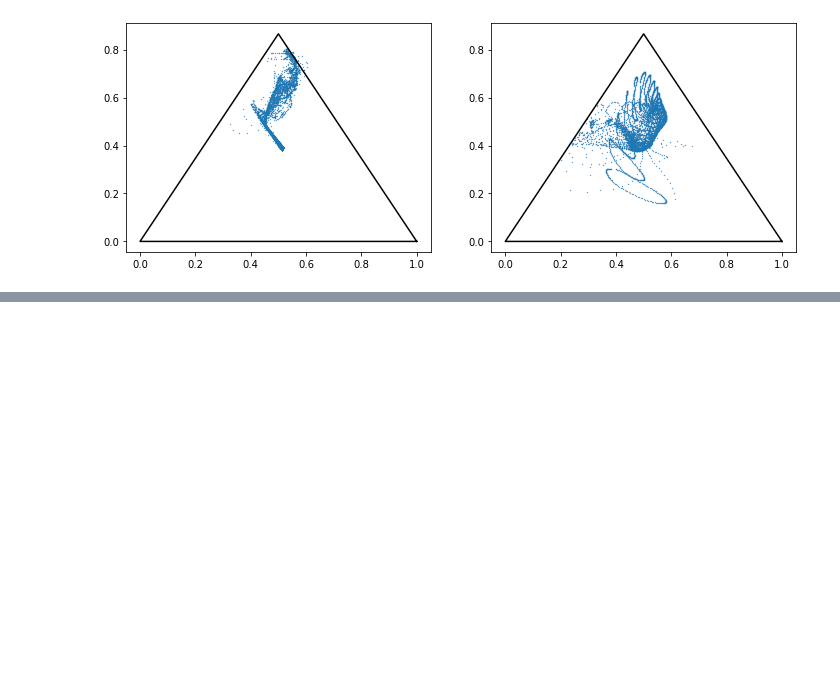
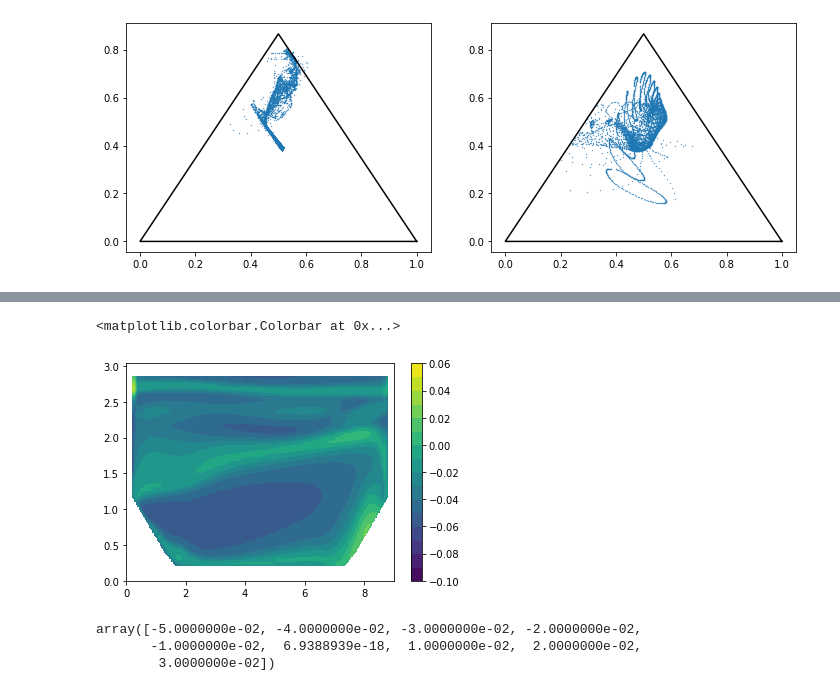
Before and after one commit to leonrccs/data_driven_rans, a Jupyter notebook: notebooks/compare_nn.ipynb, the cells around one changed output, grey strips where cells are left out. Cells and saved outputs as stored; diff of their text form; code cells hidden in the pictures; blank space fills up the shorter version.

```diff
--- a/notebooks/compare_nn.ipynb
+++ b/notebooks/compare_nn.ipynb
@@ -155,0 +197,14 @@ for i, model in enumerate(models):
+# %%
+fig, ax = plt.subplots()
+levels = np.arange(-0.1, 0.07, 0.01)
+ax1 = ax.contourf(grid_x, grid_y, grid_b_pred, levels=levels)
+fig.colorbar(ax1, ax=ax)
+# %% [output]
+<matplotlib.colorbar.Colorbar at 0x...>
+[figure, added]
+# %%
+levels
+# %% [output]
+array([-5.0000000e-02, -4.0000000e-02, -3.0000000e-02, -2.0000000e-02,
+       -1.0000000e-02,  6.9388939e-18,  1.0000000e-02,  2.0000000e-02,
+        3.0000000e-02])
```
Also changed, not shown: parts of 6 cells of this notebook.
